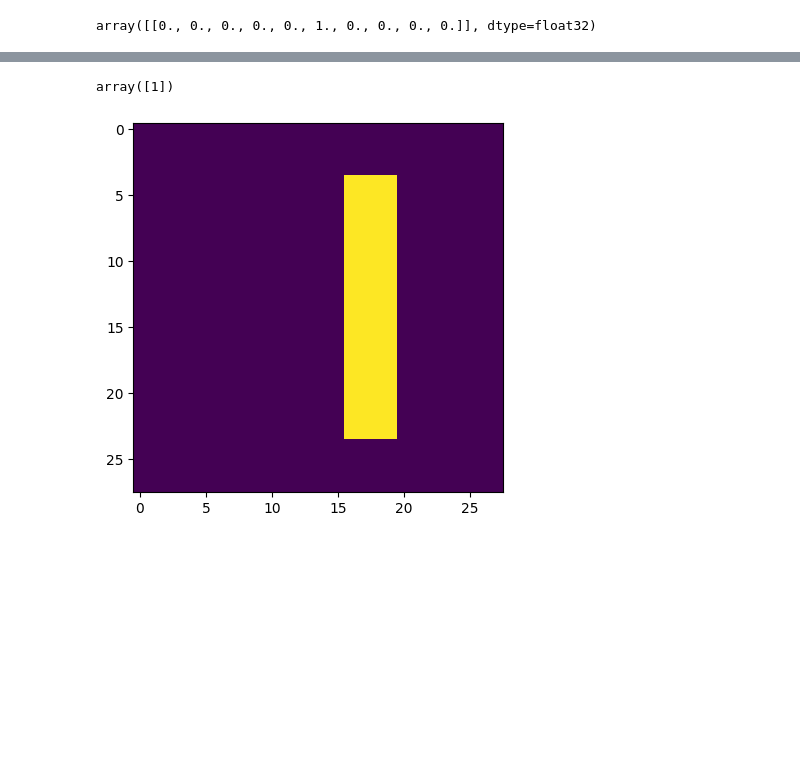
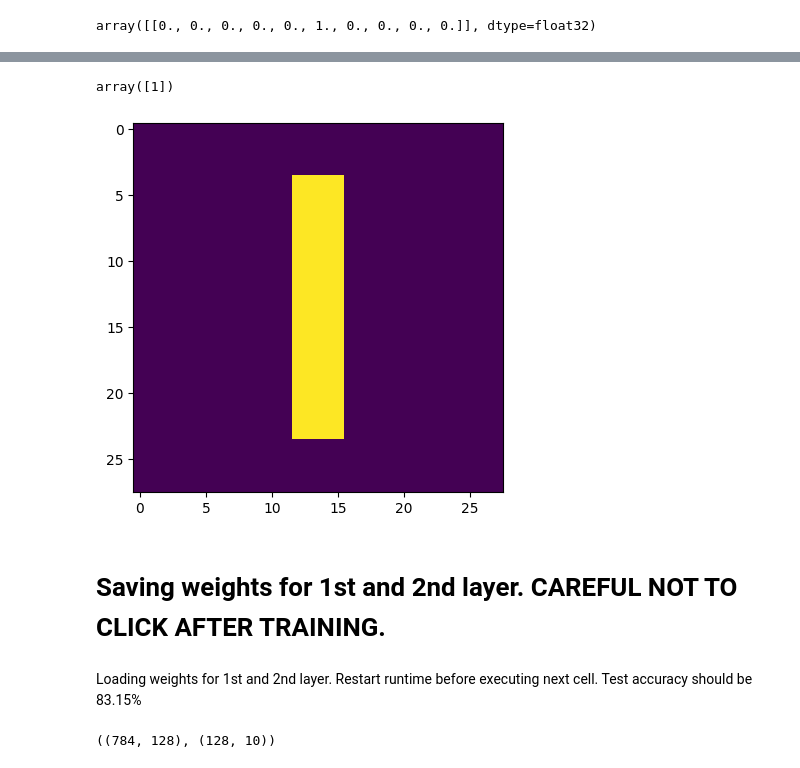
Before and after one commit to afaale/ML, a Jupyter notebook: Mnist_nums_numpy_only.ipynb, the cells around one changed output, grey strips where cells are left out. Saved outputs shown, nothing was run; the diff lists cells and outputs as text; code cells hidden in the pictures; blank space fills up the shorter version.

```diff
--- a/Mnist_nums_numpy_only.ipynb
+++ b/Mnist_nums_numpy_only.ipynb
@@ -170,17 +187,19 @@ Test accuracy = 85.04%
 # %%
 m = [[0,0,0,0,0,0,0],
-     [0,0,0,0,10,0,0],
-     [0,0,0,0,10,0,0],
-     [0,0,0,0,10,0,0],
-     [0,0,0,0,10,0,0],
-     [0,0,0,0,10,0,0],
+     [0,0,0,10,0,0,0],
+     [0,0,0,10,0,0,0],
+     [0,0,0,10,0,0,0],
+     [0,0,0,10,0,0,0],
+     [0,0,0,10,0,0,0],
      [0,0,0,0,0,0,0]]
 
 m = np.concatenate([np.concatenate([[x]*4 for x in y]*4) for y in m])
 m=m.reshape(1,-1)
 plt.imshow(m.reshape(28,28))
 x = np.argmax(sigmoid(m.dot(l1)).dot(l2),axis=1)
 x
 # %% [output]
 array([1])
-[figure, old version]
+[figure, new version]
+# %% [markdown]
+# Saving weights for 1st and 2nd layer. CAREFUL NOT TO CLICK AFTER TRAINING.
@@ -186,0 +209,2 @@ array([1])
+# %% [markdown]
+Loading weights for 1st and 2nd layer. Restart runtime before executing next cell. Test accuracy should be 83.15%
@@ -186,0 +214,8 @@ array([1])
+# %%
+l1 = pd.read_csv('https://raw.githubusercontent.com/afaale/ML/ML/weights_layer1.csv', sep=',',encoding='ISO-8859–1', header=None)
+l2 = pd.read_csv('https://raw.githubusercontent.com/afaale/ML/ML/weights_layer2.csv', sep=',',encoding='ISO-8859–1', header=None)
+l1 = np.array(l1)
+l2 = np.array(l2)
+l1.shape, l2.shape
+# %% [output]
+((784, 128), (128, 10))
```
Also changed, not shown: parts of 16 cells of this notebook.
